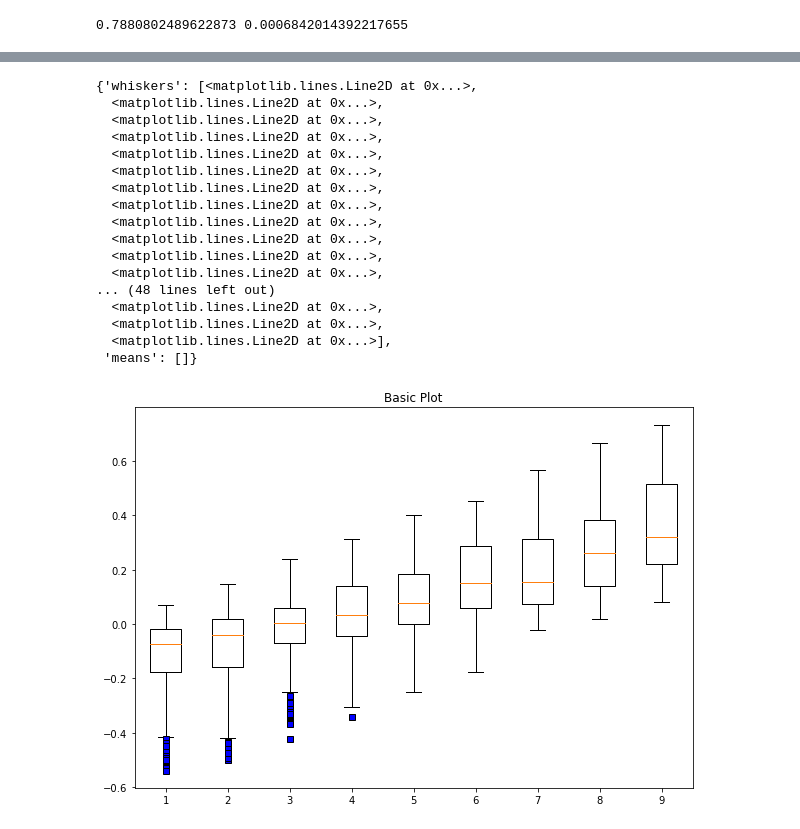
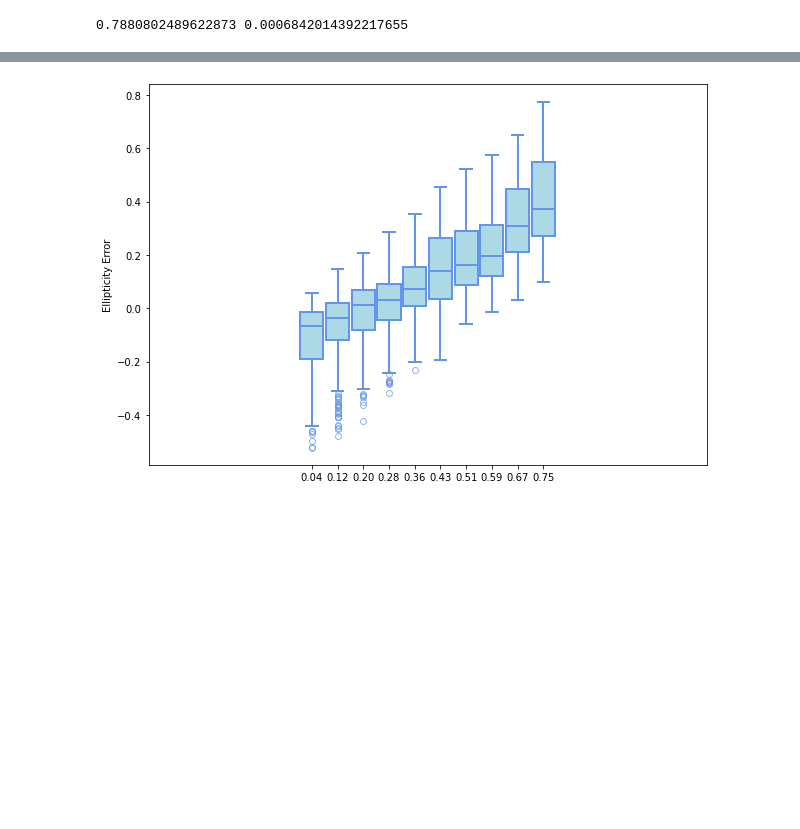
Before and after one commit to Volconage/Deblending-Galaxies-Project, a Jupyter notebook: Non_Centered_VAE_Added_more_metrics.ipynb, the cells around one changed output, grey strips where cells are left out. Saved outputs shown, nothing was run; the diff lists cells and outputs as text; code cells hidden in the pictures; blank space fills up the shorter version.

```diff
--- a/Non_Centered_VAE_Added_more_metrics.ipynb
+++ b/Non_Centered_VAE_Added_more_metrics.ipynb
@@ -623,10 +586,13 @@ print(len(part1b))
 # %%
 #I want to do this using a loop
 
+
+n_of_splits = 10
+splits = np.linspace( np.min(ellip_in_comp1) ,  np.max(ellip_in_comp1), (n_of_splits+1))
 total_errors = []
 
 #Ellipticity comp1
-for i in range(n_of_splits-1):
+for i in range(n_of_splits):
     part1 = (ellip_in_comp1[(splits[i] <= ellip_in_comp1) & ( ellip_in_comp1 <= splits[i+1])])
     part1b = (ellip_out_comp1[(splits[i] <= ellip_in_comp1) & ( ellip_in_comp1 <= splits[i+1])])
     error_1 = part1 - part1b
@@ -634,8 +600,11 @@ for i in range(n_of_splits-1):
     #Then we need to store error 1
     total_errors.append(error_1)
 
+print(len(total_errors))
 
 print(total_errors)
 
+
+
 #total_error = [part1, part2, part3, part4, part5, part6, part7, part8, part9]
 # %% [output]
@@ -659,25 +630,52 @@ print(total_errors)
 # %%
 #Plotting
-green_diamond = dict(markerfacecolor='b', marker='s')
+#green_diamond = dict(markerfacecolor='b', marker='s');
+
+
+#I want to do this using a loop
+
+
+n_of_splits = 10
+bins = np.linspace( np.min(ellip_in_comp1) ,  np.max(ellip_in_comp1), (n_of_splits+1))
+
+total_errors = []
+
+#Ellipticity comp1
+for i in range(n_of_splits):
+    part1 = (ellip_in_comp1[(bins[i] <= ellip_in_comp1) & ( ellip_in_comp1 <= bins[i+1])])
+    part1b = (ellip_out_comp1[(bins[i] <= ellip_in_comp1) & ( ellip_in_comp1 <= bins[i+1])])
+    error_1 = part1 - part1b
+    #print(error_1)
+    #Then we need to store error 1
+    total_errors.append(error_1)
+
+
+
+#total_error = [part1, part2, part3, part4, part5, part6, part7, part8, part9]
+
+
+
+c = 'lightblue'
+outline = 'cornflowerblue'
+
 fig1, ax1 = plt.subplots()
-ax1.set_title('Basic Plot')
-ax1.boxplot(total_errors, flierprops = green_diamond)
+ax1.set_ylabel("Ellipticity Error")
+
+
+bin_centres = 0.5 * (bins[:-1] + bins[1:])
+bin_widths = 0.9 * (bins[1] - bins[0])
+
+#Patch artit = True allows object to be treated as customisable shape
+bp = ax1.boxplot(total_errors, positions=bin_centres, widths=bin_widths, patch_artist = True,
+                boxprops=dict(facecolor=c, color=outline, linewidth = 2),
+                capprops=dict(color=outline, linewidth = 2),
+                whiskerprops=dict(color=outline, linewidth = 2),
+                flierprops=dict(color=outline, markeredgecolor=outline, linewidth = 2, alpha = 0.7),
+                medianprops=dict(color=outline, linewidth = 2),
+                )
+
+ax1.xaxis.set_major_formatter(FormatStrFormatter('%.2f'))
+
+#po.set(marker ='D', color ='#e7298a',alpha = 0.5)
 # %% [output]
-{'whiskers': [<matplotlib.lines.Line2D at 0x...>,
-  <matplotlib.lines.Line2D at 0x...>,
-  <matplotlib.lines.Line2D at 0x...>,
-  <matplotlib.lines.Line2D at 0x...>,
-  <matplotlib.lines.Line2D at 0x...>,
-  <matplotlib.lines.Line2D at 0x...>,
-  <matplotlib.lines.Line2D at 0x...>,
-  <matplotlib.lines.Line2D at 0x...>,
-  <matplotlib.lines.Line2D at 0x...>,
-  <matplotlib.lines.Line2D at 0x...>,
-  <matplotlib.lines.Line2D at 0x...>,
-  <matplotlib.lines.Line2D at 0x...>,
-... (48 lines left out)
-  <matplotlib.lines.Line2D at 0x...>,
-  <matplotlib.lines.Line2D at 0x...>,
-  <matplotlib.lines.Line2D at 0x...>],
- 'means': []}
-[figure, old version]
+[figure, new version]
```
Also changed, not shown: parts of 23 cells of this notebook.
